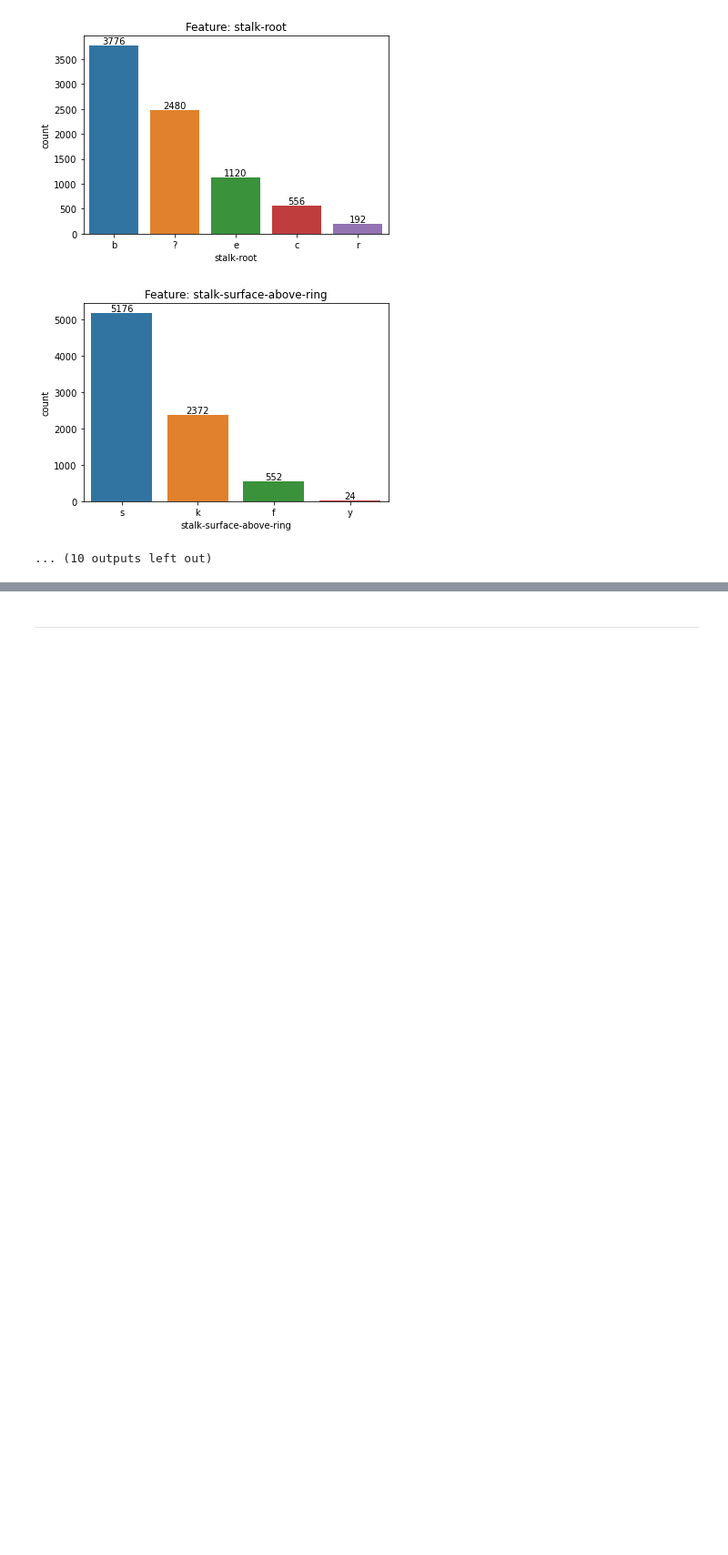
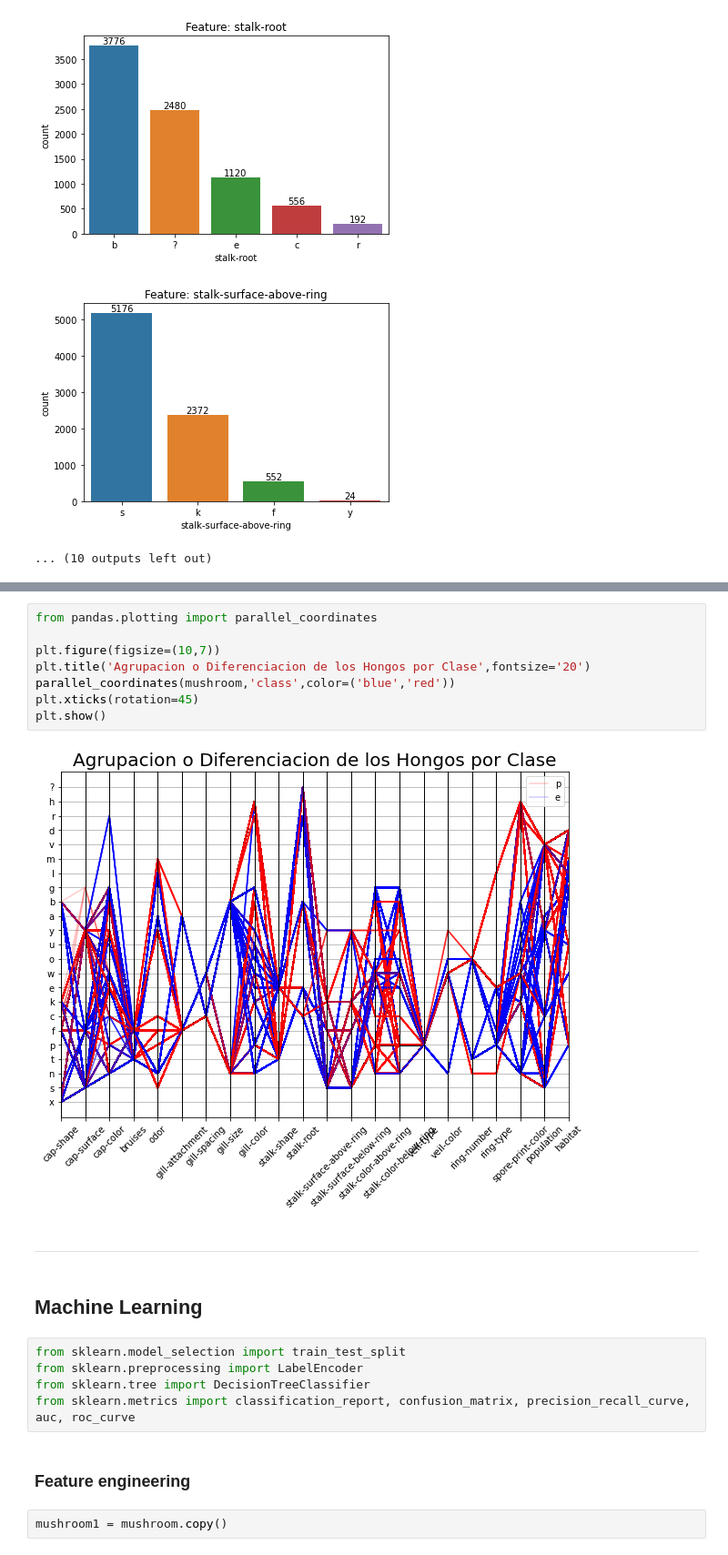
Before and after one commit to geraldb1/Project, a Jupyter notebook: Mushroom Classification/Mushroom.ipynb, the cells around one changed output, grey strips where cells are left out. Shown at 91% size. Drawn from its saved outputs; the diff is of its cells as text; blank space fills up the shorter version.

Commit message:
Agregar Decision Tree

```diff
--- a/Mushroom Classification/Mushroom.ipynb
+++ b/Mushroom Classification/Mushroom.ipynb
@@ -206,3 +212,24 @@ for columns in mushroom.columns:
 ... (10 outputs left out)
+# %%
+from pandas.plotting import parallel_coordinates
+
+plt.figure(figsize=(10,7))
+plt.title('Agrupacion o Diferenciacion de los Hongos por Clase',fontsize='20')
+parallel_coordinates(mushroom,'class',color=('blue','red'))
+plt.xticks(rotation=45)
+plt.show()
+# %% [output]
+[figure, added]
 # %% [markdown]
 ---
+# %% [markdown]
+## Machine Learning
+# %%
+from sklearn.model_selection import train_test_split
+from sklearn.preprocessing import LabelEncoder
+from sklearn.tree import DecisionTreeClassifier
+from sklearn.metrics import classification_report, confusion_matrix, precision_recall_curve, auc, roc_curve
+# %% [markdown]
+### Feature engineering
+# %%
+mushroom1 = mushroom.copy()
```
Also changed, not shown: parts of 35 cells of this notebook, 1 other file.
